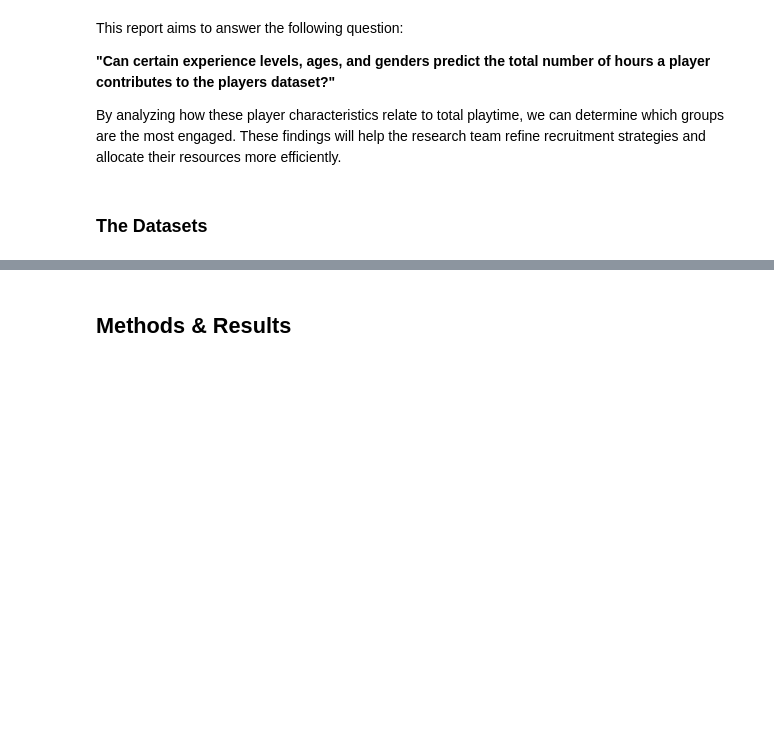
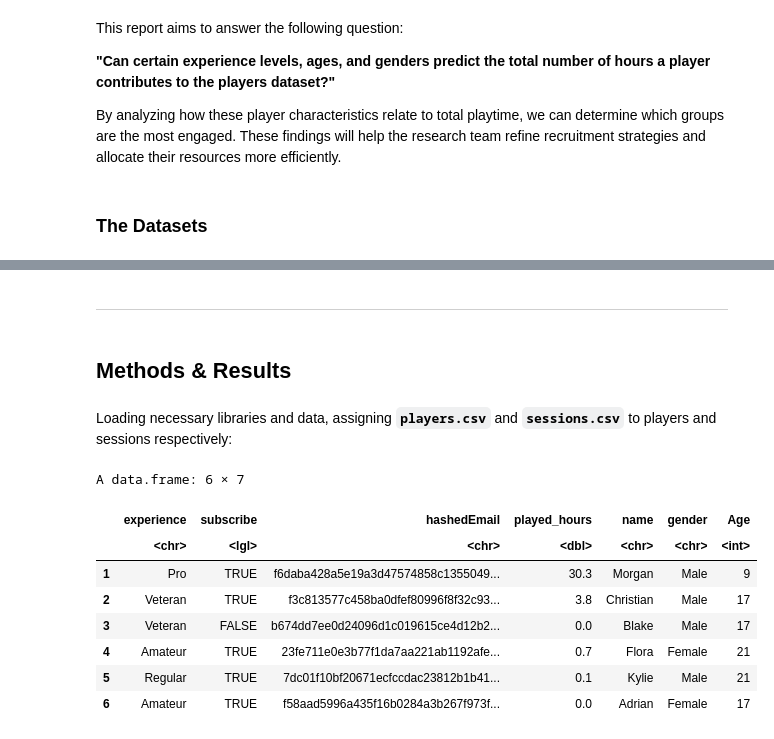
Before and after one commit to frogbie/dsci100project-002-39, a Jupyter notebook: projectgroup_report.ipynb, the cells around one changed output, grey strips where cells are left out. Drawn from its saved outputs; the diff is of its cells as text; code cells hidden in the pictures; blank space fills up the shorter version.

```diff
--- a/projectgroup_report.ipynb
+++ b/projectgroup_report.ipynb
@@ -57,5 +57,9 @@ The descriptive summary of the variables in the **`sessions.csv`** dataset: <br>
 
 Other notes for the **`sessions.csv`** dataset:
 <br> - There are significantly more session observations than player observations, indicating that some players has multiple sessions.
+# %% [markdown]
+***
 # %% [markdown]
-## Methods & Results
+## **Methods & Results**
+# %% [markdown]
+Loading necessary libraries and data, assigning **`players.csv`** and **`sessions.csv`** to players and sessions respectively:
@@ -61,0 +69,13 @@ Other notes for the **`sessions.csv`** dataset:
+# %%
+players <- read.csv("https://raw.githubusercontent.com/frogbie/dsci100project-002-39/refs/heads/main/players.csv")
+head(players)
+# %% [output]
+A data.frame: 6 × 7
+|  | experience | subscribe | hashedEmail | played_hours | name | gender | Age |
+|  | <chr> | <lgl> | <chr> | <dbl> | <chr> | <chr> | <int> |
+| 1 | Pro | TRUE | f6daba428a5e19a3d47574858c1355049... | 30.3 | Morgan | Male | 9 |
+| 2 | Veteran | TRUE | f3c813577c458ba0dfef80996f8f32c93... | 3.8 | Christian | Male | 17 |
+| 3 | Veteran | FALSE | b674dd7ee0d24096d1c019615ce4d12b2... | 0.0 | Blake | Male | 17 |
+| 4 | Amateur | TRUE | 23fe711e0e3b77f1da7aa221ab1192afe... | 0.7 | Flora | Female | 21 |
+| 5 | Regular | TRUE | 7dc01f10bf20671ecfccdac23812b1b41... | 0.1 | Kylie | Male | 21 |
+| 6 | Amateur | TRUE | f58aad5996a435f16b0284a3b267f973f... | 0.0 | Adrian | Female | 17 |
```
Also changed, not shown: parts of 25 cells of this notebook.
